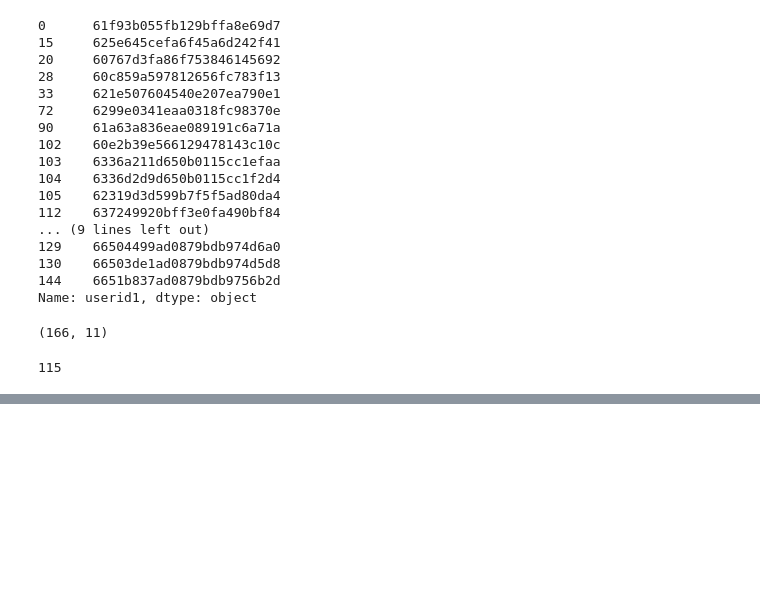
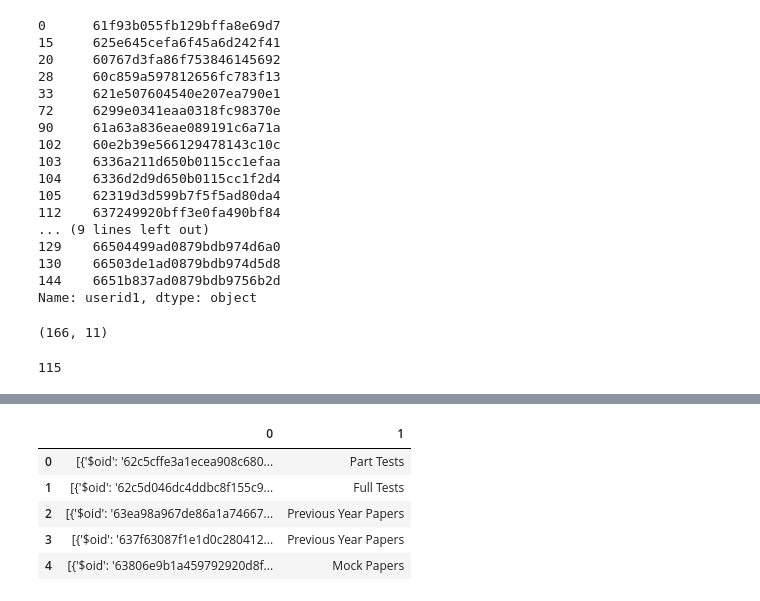
Before and after one commit to GV-mathongo-intern/testproj1, a Jupyter notebook: Untitled-2.ipynb, the cells around one changed output, grey strips where cells are left out. Cells and saved outputs as stored; diff of their text form; code cells hidden in the pictures; blank space fills up the shorter version.

```diff
--- a/Untitled-2.ipynb
+++ b/Untitled-2.ipynb
@@ -106,0 +147,7 @@ df1[df1['testid1']=='6242de22af9dd6d0f5e0aee7']
+# %%
+import json
+with open('strapi-admin-panel.packs.json') as outf:
+    df=json.load(outf)
+# %%
+df3=pd.DataFrame.from_dict(df)
+df3.head()
@@ -106,0 +187,2 @@ df1[df1['testid1']=='6242de22af9dd6d0f5e0aee7']
+# %%
+df4=df3[df3['title'].str.contains(r'(?i)(?=.*\bJEE\b)(?=.*FULL)')]
@@ -106,0 +205,2 @@ df1[df1['testid1']=='6242de22af9dd6d0f5e0aee7']
+# %%
+df4.reset_index(inplace=True,drop=True)
@@ -106,0 +233,10 @@ df1[df1['testid1']=='6242de22af9dd6d0f5e0aee7']
+# %%
+df5=pd.DataFrame([(d.get('tests'),d.get('title')) for tup in df4.itertuples() for d in tup.group])
+df5.head()
+# %% [output]
+|  | 0 | 1 |
+| 0 | [{'$oid': '62c5cffe3a1ecea908c680... | Part Tests |
+| 1 | [{'$oid': '62c5d046dc4ddbc8f155c9... | Full Tests |
+| 2 | [{'$oid': '63ea98a967de86a1a74667... | Previous Year Papers |
+| 3 | [{'$oid': '637f63087f1e1d0c280412... | Previous Year Papers |
+| 4 | [{'$oid': '63806e9b1a459792920d8f... | Mock Papers |
```
Also changed, not shown: parts of 28 cells of this notebook, 2 other files.
